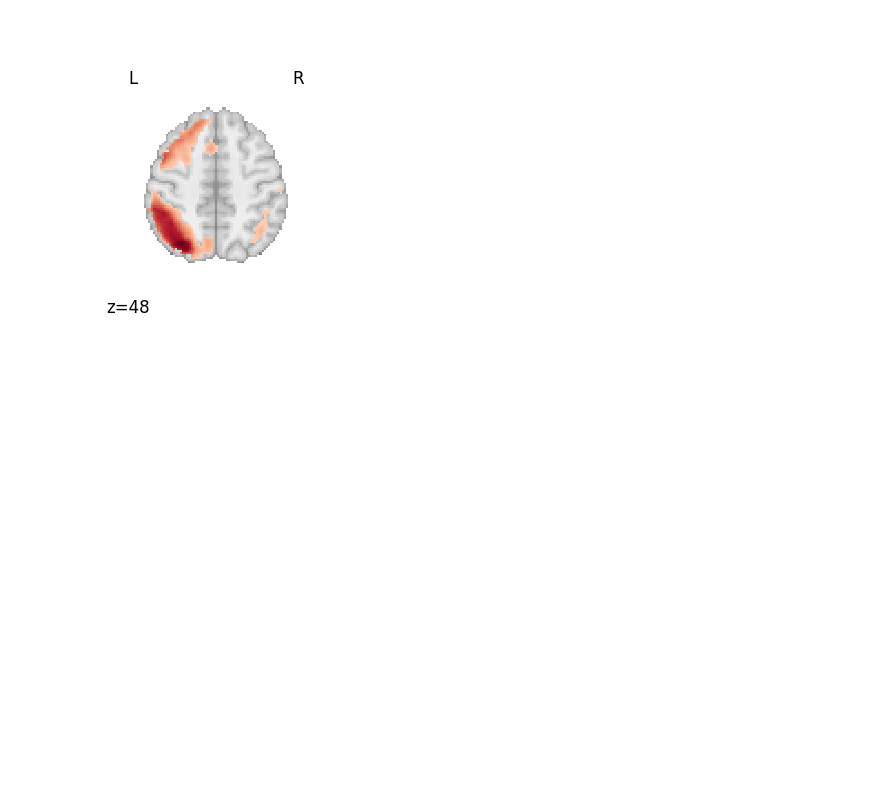
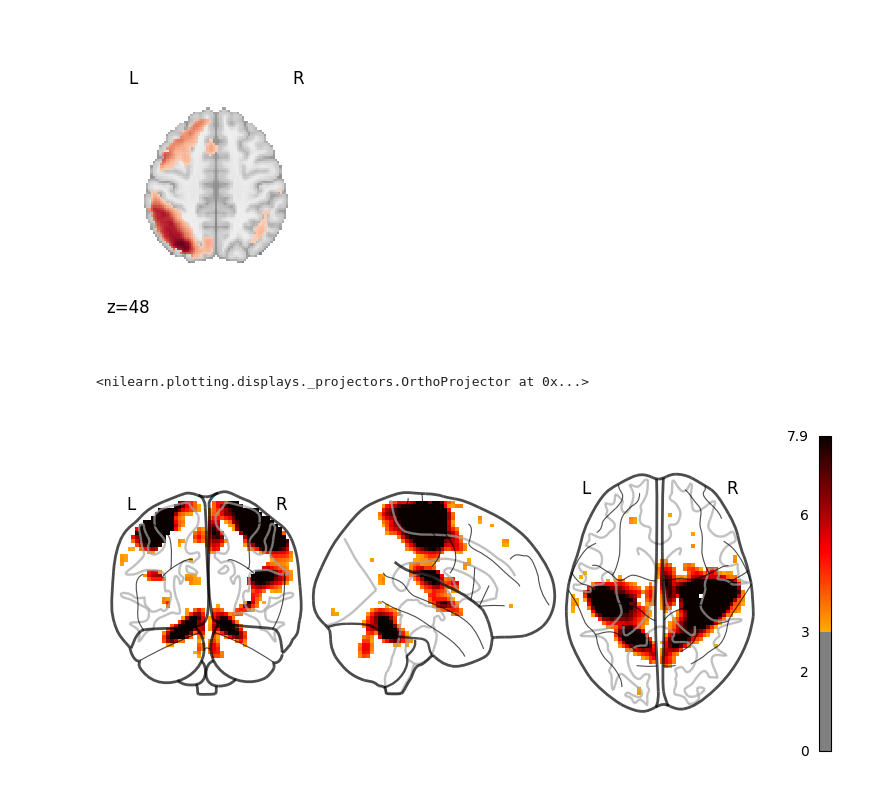
Before and after one commit to Devaki01/ACM-Responsible-AI, a Jupyter notebook: Visualizing_a_3D_file.ipynb, the cells around one changed output. Saved outputs shown, nothing was run; the diff lists cells and outputs as text; code cells hidden in the pictures; blank space fills up the shorter version.

```diff
--- a/Visualizing_a_3D_file.ipynb
+++ b/Visualizing_a_3D_file.ipynb
@@ -57,3 +57,10 @@ for img in image.iter_img(rsn):
 [figure]
 [figure]
 [figure]
+# %%
+from nilearn.plotting import plot_glass_brain, show
+
+plot_glass_brain(tmap_filename, threshold=3)
+# %% [output]
+<nilearn.plotting.displays._projectors.OrthoProjector at 0x...>
+[figure, added]
```
